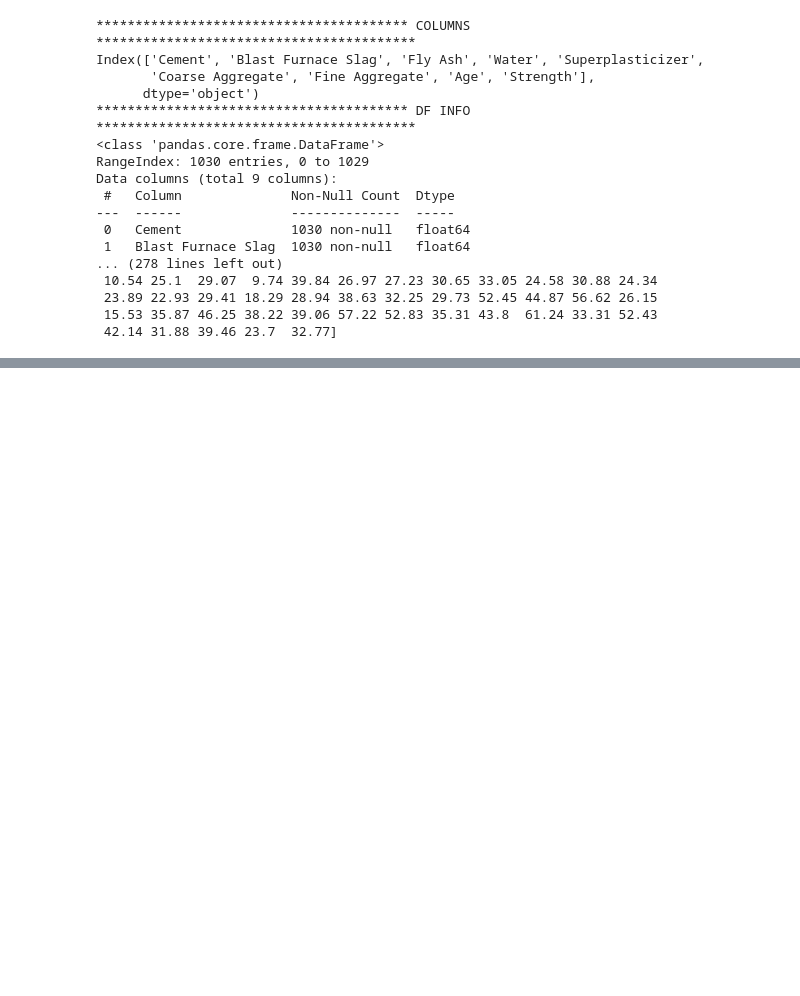
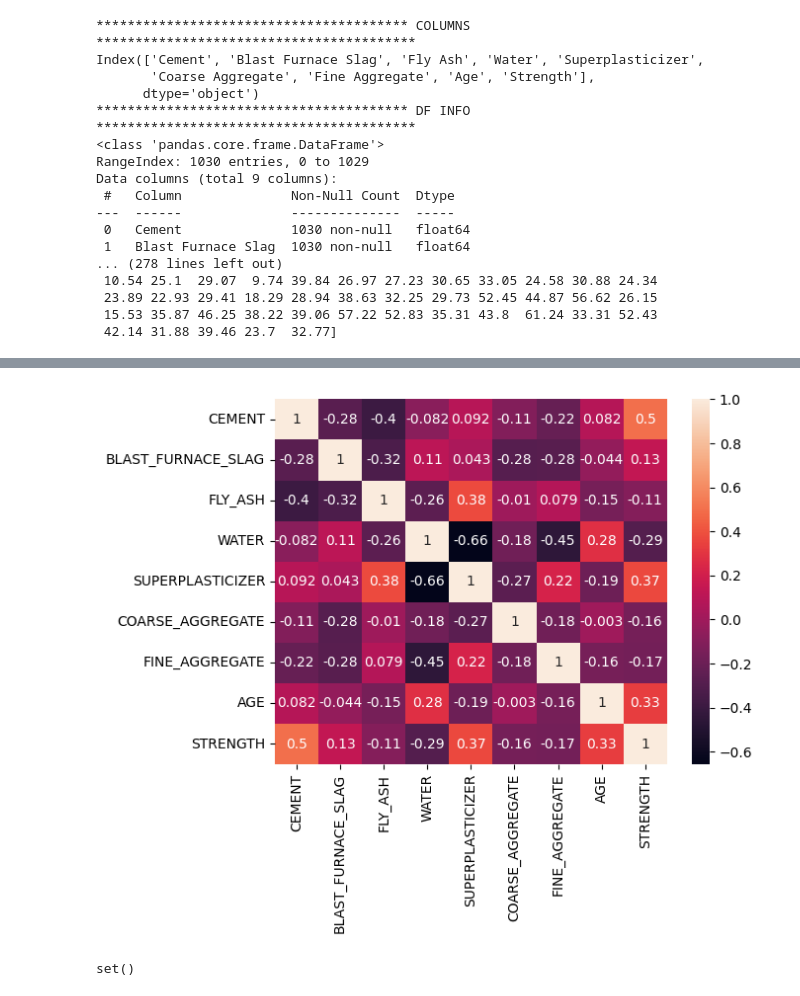
Before and after one commit to SerhatKaraman0/ds-ml-notebooks, a Jupyter notebook: ml-notebooks/gradient_boosting.ipynb, the cells around one changed output, grey strips where cells are left out. Drawn from its saved outputs; the diff is of its cells as text; code cells hidden in the pictures; blank space fills up the shorter version.

```diff
--- a/ml-notebooks/gradient_boosting.ipynb
+++ b/ml-notebooks/gradient_boosting.ipynb
@@ -67,3 +67,7 @@ Data columns (total 9 columns):
  23.89 22.93 29.41 18.29 28.94 38.63 32.25 29.73 52.45 44.87 56.62 26.15
  15.53 35.87 46.25 38.22 39.06 57.22 52.83 35.31 43.8  61.24 33.31 52.43
  42.14 31.88 39.46 23.7  32.77]
+# %%
+df.columns = df.columns.str.upper()
+# %%
+df.columns = df.columns.str.replace(" ", "_", regex=False)
@@ -69,0 +95,9 @@ Data columns (total 9 columns):
+# %%
+sns.heatmap(df.corr(), annot=True)
+plt.show()
+# %% [output]
+[figure, added]
+# %%
+analyze_df.correlation_for_drop(df)
+# %% [output]
+set()
```
Also changed, not shown: parts of 7 cells of this notebook, 6 other files.
